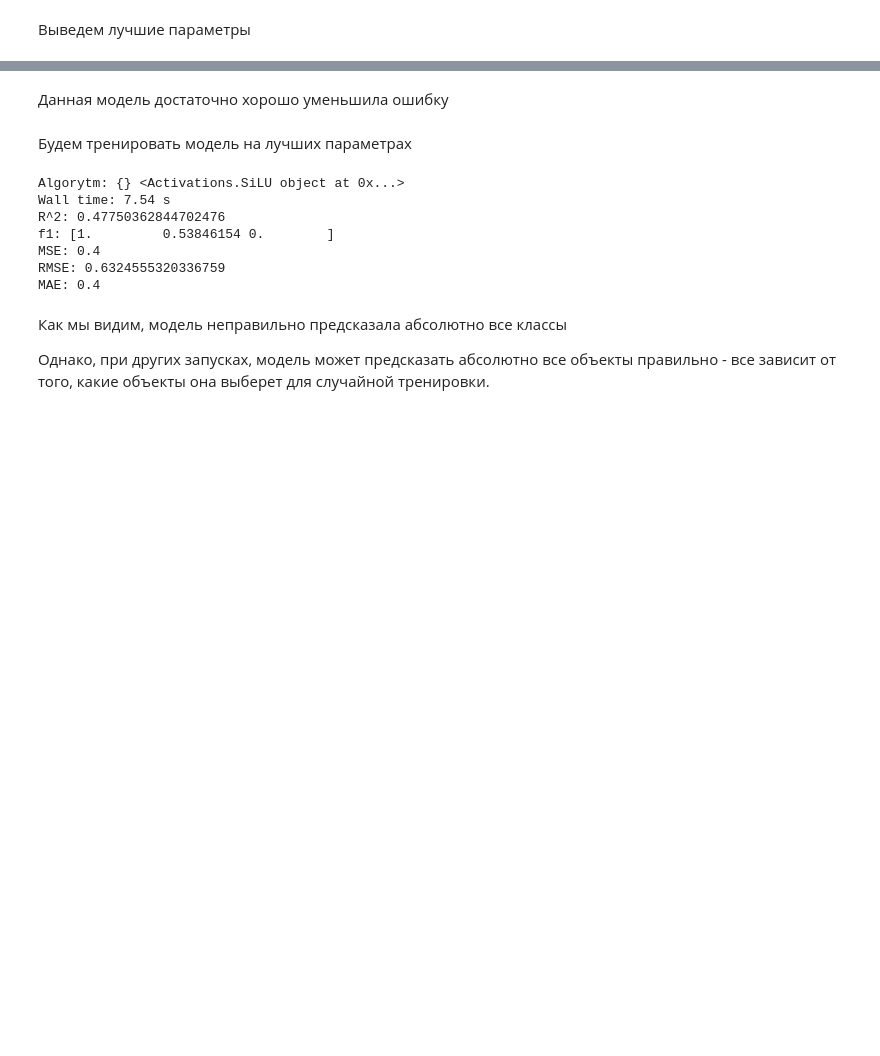
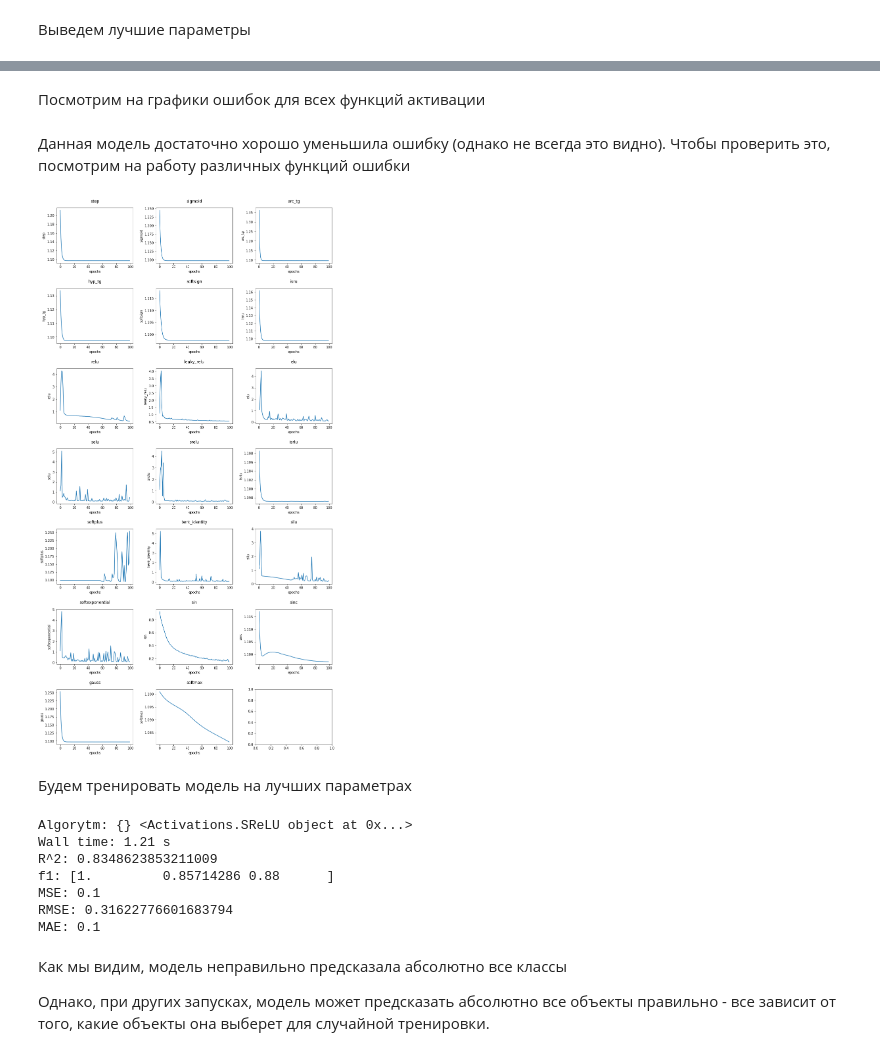
Before and after one commit to Konstantin-Ushakov/machine_learn, a Jupyter notebook: notebooks/5_neural_network.ipynb, the cells around one changed output, grey strips where cells are left out. Saved outputs shown, nothing was run; the diff lists cells and outputs as text; code cells hidden in the pictures; blank space fills up the shorter version.

```diff
--- a/notebooks/5_neural_network.ipynb
+++ b/notebooks/5_neural_network.ipynb
@@ -525,28 +518,43 @@ plt.plot(h_best_iris)
+# %% [markdown]
+Посмотрим на графики ошибок для всех функций активации
 # %% [markdown]
-Данная модель достаточно хорошо уменьшила ошибку
+Данная модель достаточно хорошо уменьшила ошибку (однако не всегда это видно). Чтобы проверить это, посмотрим на работу различных функций ошибки
+# %%
+fig, axes = plt.subplots(nrows=(len(h_iris) + 2)//3, ncols=3, figsize=(15, 30))
+axes = axes.reshape(3 * ((len(h_iris) + 2)//3))
+
+for i, activate in enumerate(h_iris):
+    axes[i].plot(range(len(h_iris[activate])), h_iris[activate])
+    axes[i].set_xlabel('epochs')
+    axes[i].set_ylabel(activate)
+    axes[i].set_title(activate, pad=16)
+# Увелчиваем расстояние между графиками
+plt.subplots_adjust(wspace=0.3, hspace=0.45)
+# %% [output]
+[figure, added]
 # %% [markdown]
 Будем тренировать модель на лучших параметрах
 # %%
 model_best_iris = Sequential()
-model_best_iris.add(L.InputLayer(input_shape=X_iris_train.shape[2]))
+model_best_iris.add(L.InputLayer(input_shape=X_iris_train.shape[1]))
 model_best_iris.add(L.Dense(8, activation=best_alg_iris))
 model_best_iris.add(L.Dense(8, activation=best_alg_iris))
 model_best_iris.add(L.Dense(3, activation=A.Softmax()))
-model_best_iris.compile(SGD(epochs=40000), SparseCategoricalEntropy())
+model_best_iris.compile(SGD(epochs=40), SparseCategoricalEntropy())
 print('Algorytm: {}', best_alg_iris)
-%time history = model_best_iris.fit(X_iris_train, y_iris_train)
+%time history = model_best_iris.fit(X_iris_train, y_iris_train, batch_size=10)
 avg_error = np.mean(history[-40:])
 
 y_iris_pred = np.argmax(model_best_iris.predict(X_iris_test), axis=1)
 print_score(y_iris_test, y_iris_pred)
 # %% [output]
-Algorytm: {} <Activations.SiLU object at 0x...>
-Wall time: 7.54 s
-R^2: 0.47750362844702476
-f1: [1.         0.53846154 0.        ]
-MSE: 0.4
-RMSE: 0.6324555320336759
-MAE: 0.4
+Algorytm: {} <Activations.SReLU object at 0x...>
+Wall time: 1.21 s
+R^2: 0.8348623853211009
+f1: [1.         0.85714286 0.88      ]
+MSE: 0.1
+RMSE: 0.31622776601683794
+MAE: 0.1
 # %% [markdown]
 Как мы видим, модель неправильно предсказала абсолютно все классы
 
```
Also changed, not shown: parts of 35 cells of this notebook, 2 other files.
